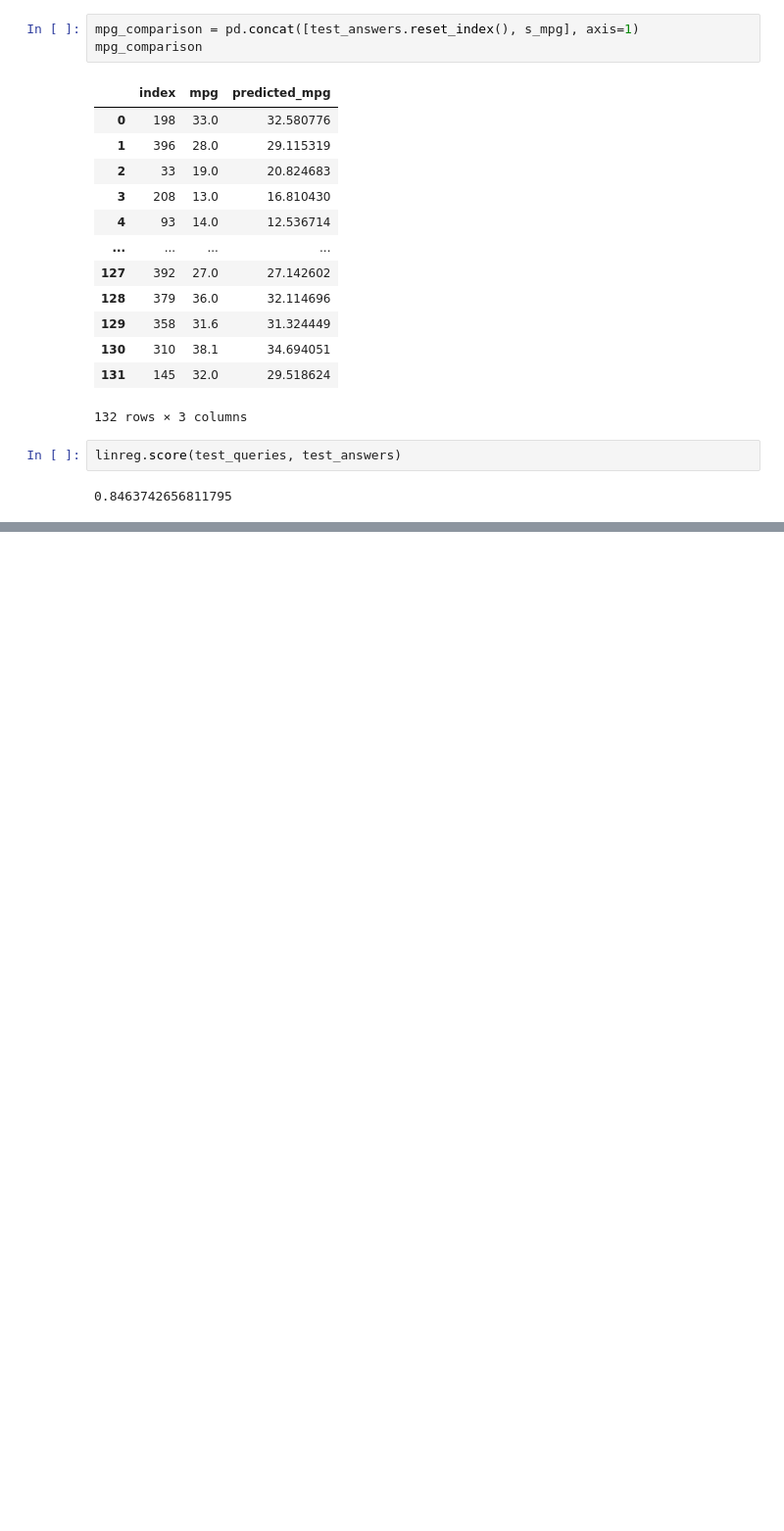
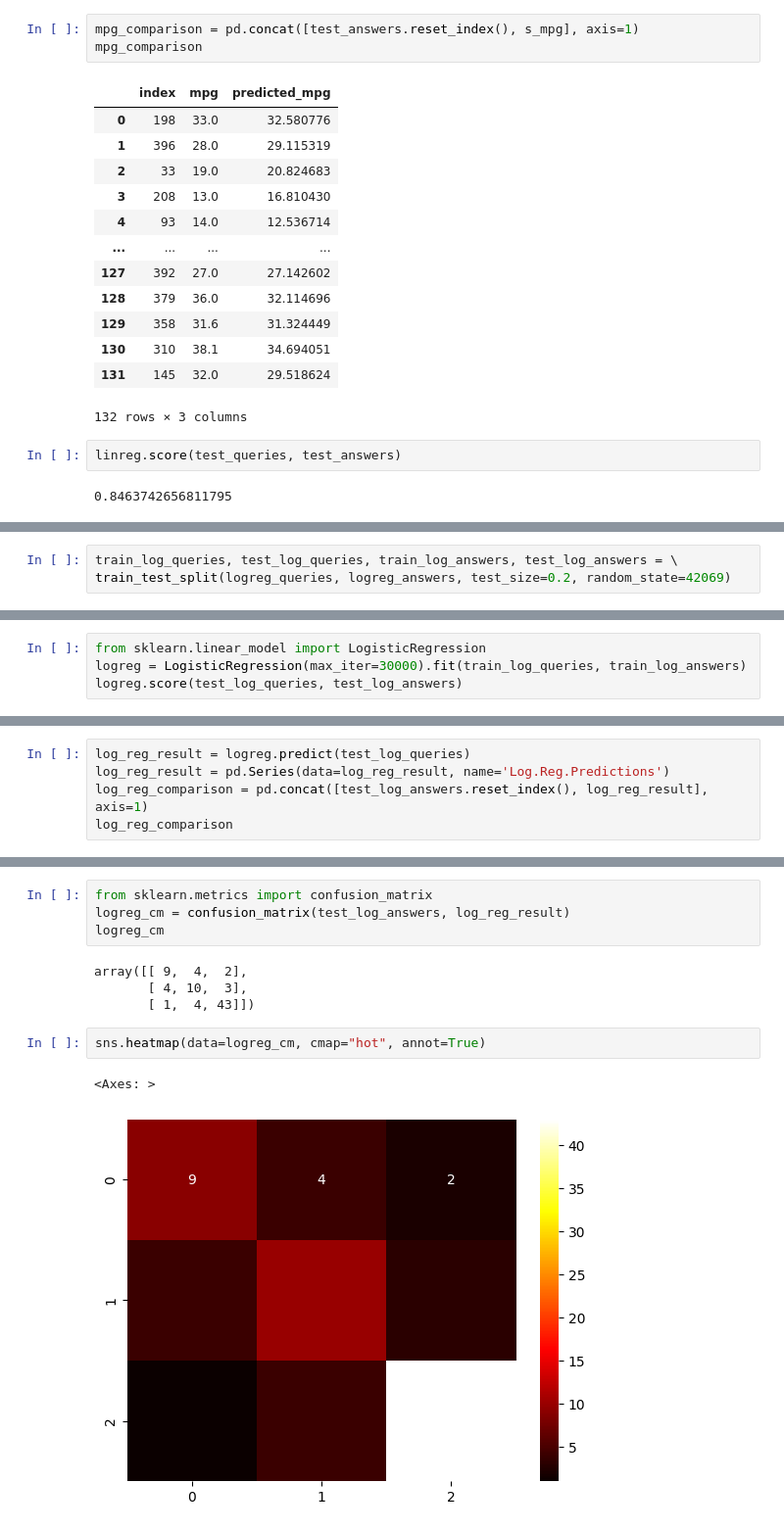
Before and after one commit to infohata/course-python-basic, a Jupyter notebook: PTU16_live/ml_linreg.ipynb, the cells around one changed output, grey strips where cells are left out. Shown at 98% size. Saved outputs shown, nothing was run; the diff lists cells and outputs as text; blank space fills up the shorter version.

```diff
--- a/PTU16_live/ml_linreg.ipynb
+++ b/PTU16_live/ml_linreg.ipynb
@@ -212,0 +252,3 @@ linreg.score(test_queries, test_answers)
+# %%
+train_log_queries, test_log_queries, train_log_answers, test_log_answers = \
+train_test_split(logreg_queries, logreg_answers, test_size=0.2, random_state=42069)
@@ -212,0 +270,4 @@ linreg.score(test_queries, test_answers)
+# %%
+from sklearn.linear_model import LogisticRegression
+logreg = LogisticRegression(max_iter=30000).fit(train_log_queries, train_log_answers)
+logreg.score(test_log_queries, test_log_answers)
@@ -212,0 +276,5 @@ linreg.score(test_queries, test_answers)
+# %%
+log_reg_result = logreg.predict(test_log_queries)
+log_reg_result = pd.Series(data=log_reg_result, name='Log.Reg.Predictions')
+log_reg_comparison = pd.concat([test_log_answers.reset_index(), log_reg_result], axis=1)
+log_reg_comparison
@@ -212,0 +315,13 @@ linreg.score(test_queries, test_answers)
+# %%
+from sklearn.metrics import confusion_matrix
+logreg_cm = confusion_matrix(test_log_answers, log_reg_result)
+logreg_cm
+# %% [output]
+array([[ 9,  4,  2],
+       [ 4, 10,  3],
+       [ 1,  4, 43]])
+# %%
+sns.heatmap(data=logreg_cm, cmap="hot", annot=True)
+# %% [output]
+<Axes: >
+[figure, added]
```
Also changed, not shown: parts of 17 cells of this notebook.
